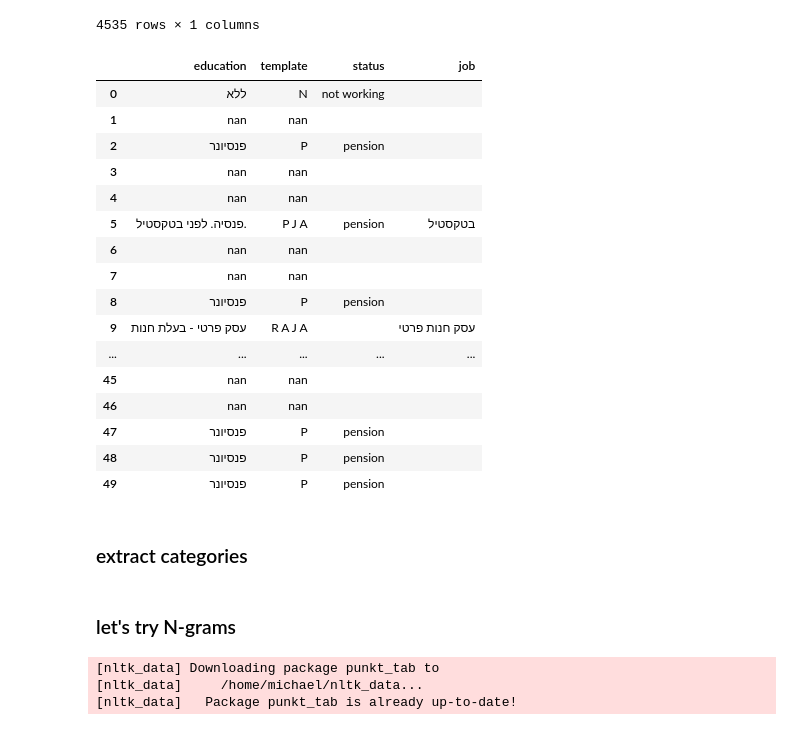
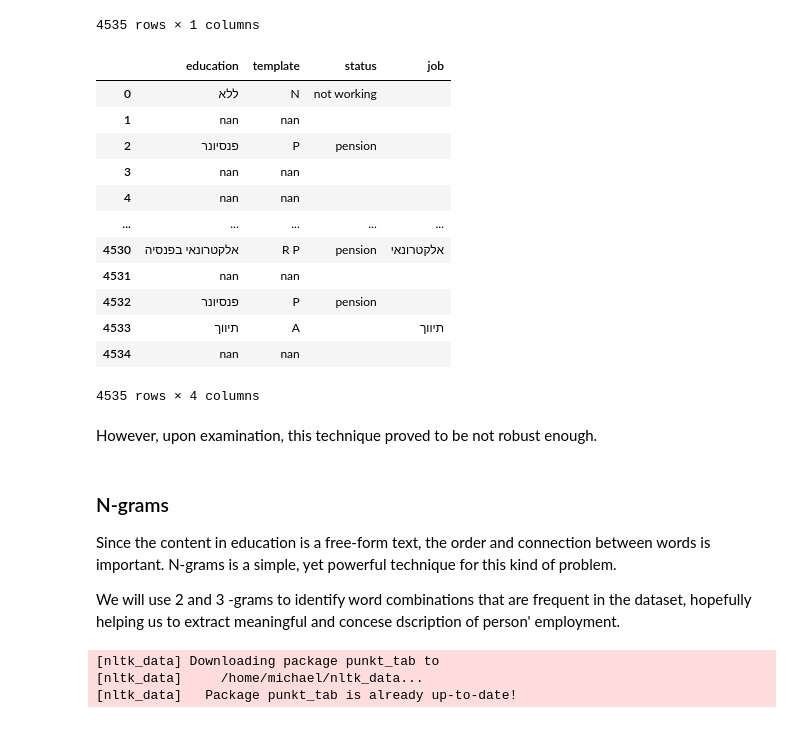
Before and after one commit to RyanWri/data-science2-lab-final-project, a Jupyter notebook: src/team_4/Task4.ipynb, the cells around one changed output. Drawn from its saved outputs; the diff is of its cells as text; code cells hidden in the pictures.

```diff
--- a/src/team_4/Task4.ipynb
+++ b/src/team_4/Task4.ipynb
@@ -242,30 +229,31 @@ data
 # %%
 applied_df = data.apply(lambda row: split_name2(row.education), axis='columns', result_type='expand')
 df = pd.concat([data, applied_df], axis='columns')
-# %%
-df.head(50)
-# %% [output]
-|  | education | template | status | job |
-| 0 | ללא | N | not working |  |
-| 1 | nan | nan |  |  |
-| 2 | פנסיונר | P | pension |  |
-| 3 | nan | nan |  |  |
-| 4 | nan | nan |  |  |
-| 5 | פנסיה. לפני בטקסטיל. | P J A | pension | בטקסטיל |
-| 6 | nan | nan |  |  |
-| 7 | nan | nan |  |  |
-| 8 | פנסיונר | P | pension |  |
-| 9 | עסק פרטי - בעלת חנות | R A J A |  | עסק חנות פרטי |
-| ... | ... | ... | ... | ... |
-| 45 | nan | nan |  |  |
-| 46 | nan | nan |  |  |
-| 47 | פנסיונר | P | pension |  |
-| 48 | פנסיונר | P | pension |  |
-| 49 | פנסיונר | P | pension |  |
-# %% [markdown]
-### extract categories
-# %% [markdown]
-### let's try N-grams
+# %%
+df[~df.job.isna()]
+# %% [output]
+|  | education | template | status | job |
+| 0 | ללא | N | not working |  |
+| 1 | nan | nan |  |  |
+| 2 | פנסיונר | P | pension |  |
+| 3 | nan | nan |  |  |
+| 4 | nan | nan |  |  |
+| ... | ... | ... | ... | ... |
+| 4530 | אלקטרונאי בפנסיה | R P | pension | אלקטרונאי |
+| 4531 | nan | nan |  |  |
+| 4532 | פנסיונר | P | pension |  |
+| 4533 | תיווך | A |  | תיווך |
+| 4534 | nan | nan |  |  |
+4535 rows × 4 columns
+# %% [markdown]
+However, upon examination, this technique proved to be not robust enough.
+# %% [markdown]
+### N-grams
+Since the content in education is a free-form text, the order and connection between words is important.
+N-grams is a simple, yet powerful technique for this kind of problem.
+
+
+We will use 2 and 3 -grams to identify word combinations that are frequent in the dataset, hopefully helping us to extract meaningful and concese dscription of person' employment.
 # %%
 import nltk
 # %%
```
Also changed, not shown: parts of 22 cells of this notebook, 1 other file.
